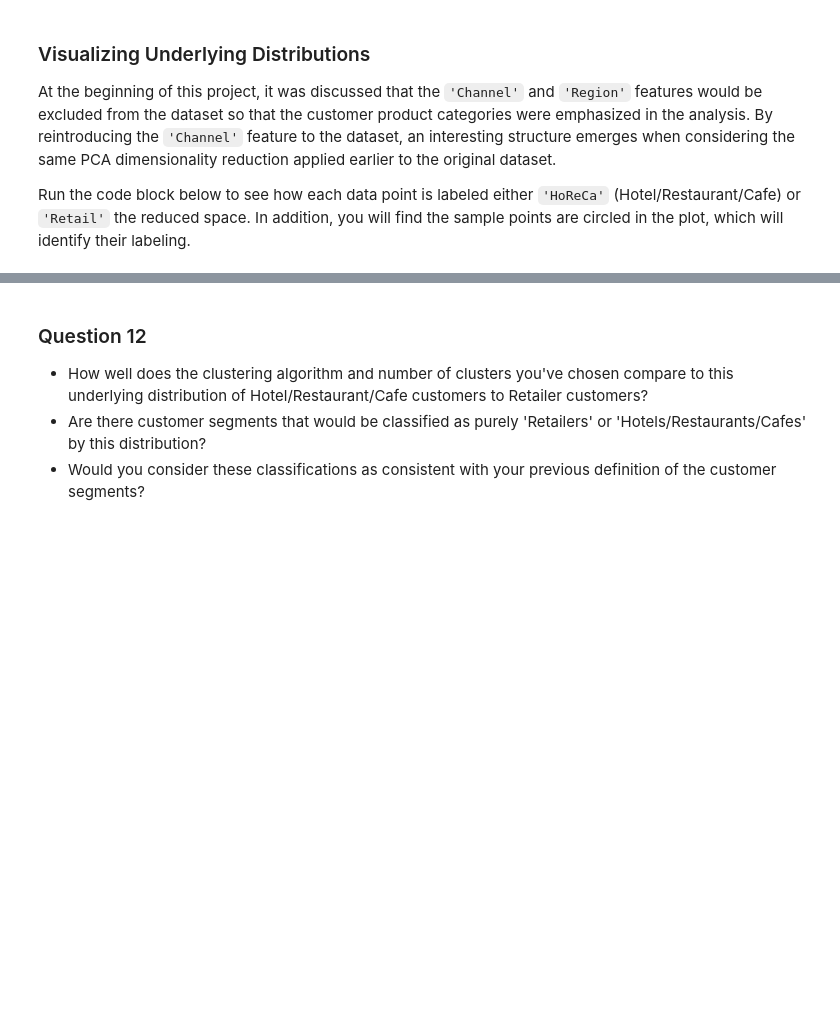
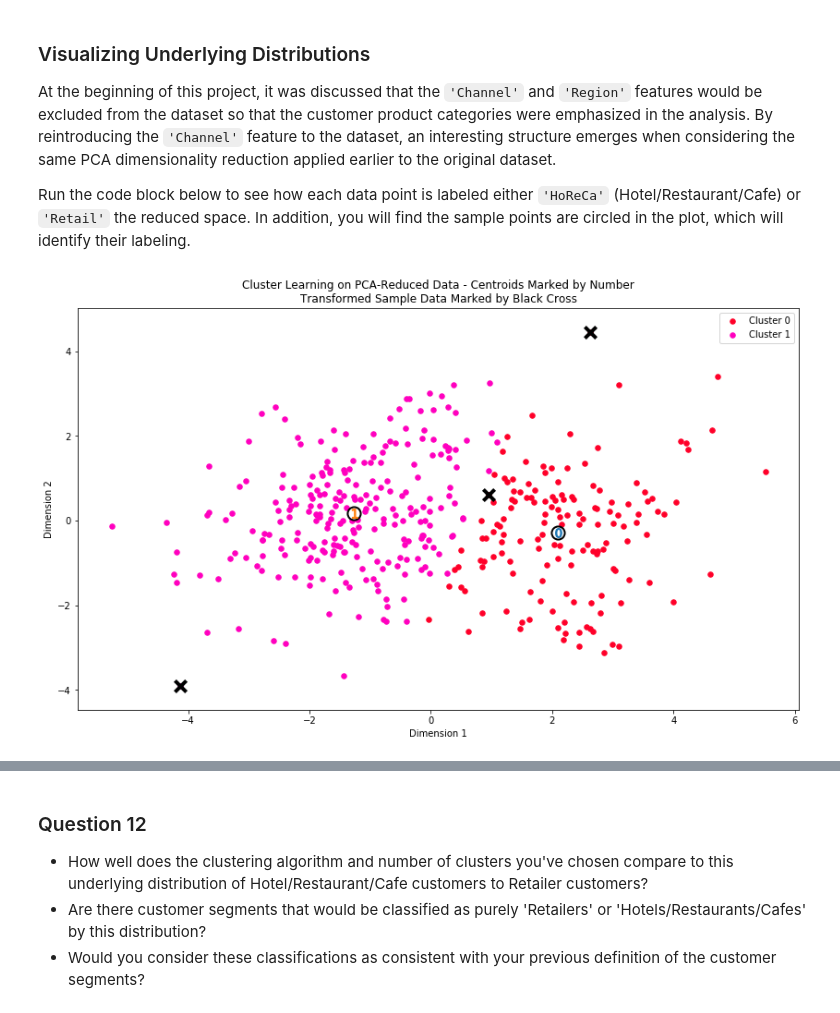
Before and after one commit to bluebehree/udacity-machine-learning-nd, a Jupyter notebook: customer_segments/customer_segments.ipynb, the cells around one changed output, grey strips where cells are left out. Drawn from its saved outputs; the diff is of its cells as text; code cells hidden in the pictures; blank space fills up the shorter version.

```diff
--- a/customer_segments/customer_segments.ipynb
+++ b/customer_segments/customer_segments.ipynb
@@ -616,6 +693,11 @@ Additional structure is derived from originally unlabeled data when using cluste
 At the beginning of this project, it was discussed that the `'Channel'` and `'Region'` features would be excluded from the dataset so that the customer product categories were emphasized in the analysis. By reintroducing the `'Channel'` feature to the dataset, an interesting structure emerges when considering the same PCA dimensionality reduction applied earlier to the original dataset.
 
 Run the code block below to see how each data point is labeled either `'HoReCa'` (Hotel/Restaurant/Cafe) or `'Retail'` the reduced space. In addition, you will find the sample points are circled in the plot, which will identify their labeling.
+# %%
+# Display the results of the clustering from implementation
+vs.cluster_results(reduced_data, preds, centers, pca_samples)
+# %% [output]
+[figure, added]
 # %%
 # Display the clustering results based on 'Channel' data
 vs.channel_results(reduced_data, outliers, pca_samples)
```
Also changed, not shown: parts of 25 cells of this notebook, 1 other file.
